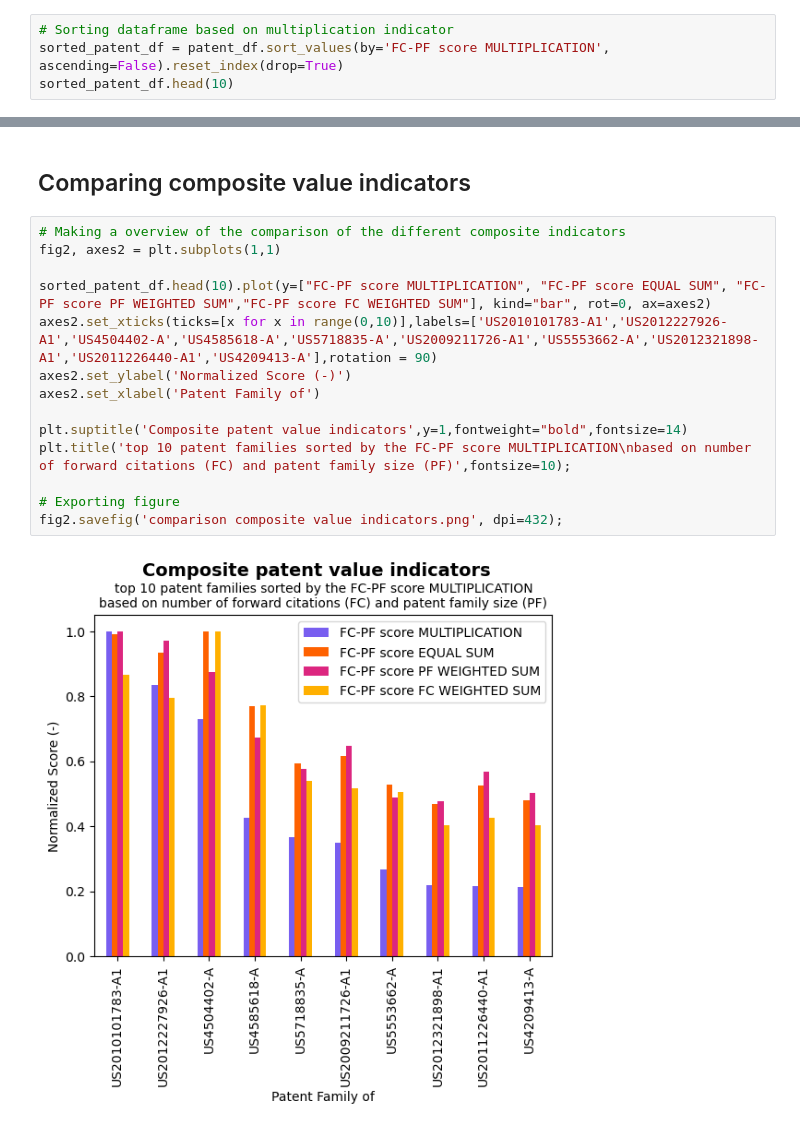
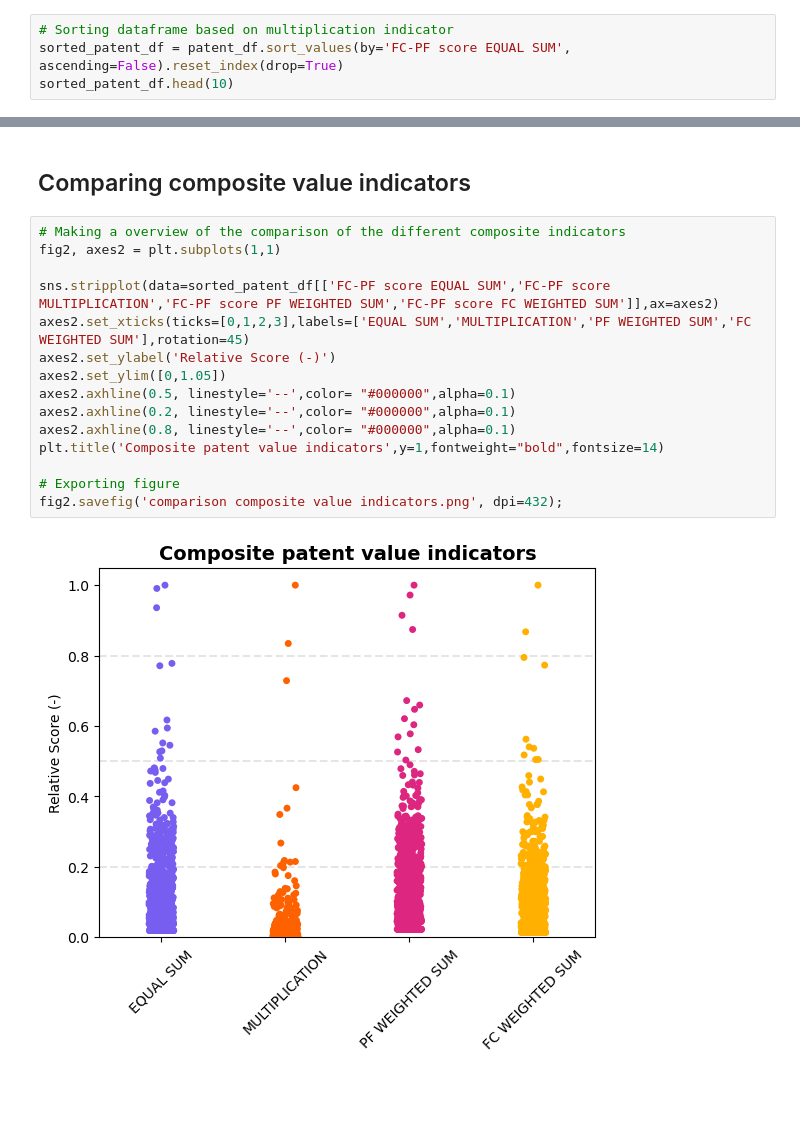
Before and after one commit to joerivan/patent-value-indicator, a Jupyter notebook: patents_value_indicators.ipynb, the cells around one changed output, grey strips where cells are left out. Drawn from its saved outputs; the diff is of its cells as text; blank space fills up the shorter version.

```diff
--- a/patents_value_indicators.ipynb
+++ b/patents_value_indicators.ipynb
@@ -86,6 +86,6 @@ FC_factor = 0.6
 patent_df['FC-PF score FC WEIGHTED SUM'] = PF_factor*patent_df['PF score'] + FC_factor*patent_df['FC score']
 # %%
 # Sorting dataframe based on multiplication indicator
-sorted_patent_df = patent_df.sort_values(by='FC-PF score MULTIPLICATION', ascending=False).reset_index(drop=True)
+sorted_patent_df = patent_df.sort_values(by='FC-PF score EQUAL SUM', ascending=False).reset_index(drop=True)
 sorted_patent_df.head(10)
 # %% [output]
@@ -124,16 +124,17 @@ sorted_patent_df.head(10)
 # %%
 # Making a overview of the comparison of the different composite indicators
 fig2, axes2 = plt.subplots(1,1)
 
-sorted_patent_df.head(10).plot(y=["FC-PF score MULTIPLICATION", "FC-PF score EQUAL SUM", "FC-PF score PF WEIGHTED SUM","FC-PF score FC WEIGHTED SUM"], kind="bar", rot=0, ax=axes2)
-axes2.set_xticks(ticks=[x for x in range(0,10)],labels=['US2010101783-A1','US2012227926-A1','US4504402-A','US4585618-A','US5718835-A','US2009211726-A1','US5553662-A','US2012321898-A1','US2011226440-A1','US4209413-A'],rotation = 90)
-axes2.set_ylabel('Normalized Score (-)')
-axes2.set_xlabel('Patent Family of')
-
-plt.suptitle('Composite patent value indicators',y=1,fontweight="bold",fontsize=14)
-plt.title('top 10 patent families sorted by the FC-PF score MULTIPLICATION\nbased on number of forward citations (FC) and patent family size (PF)',fontsize=10);
+sns.stripplot(data=sorted_patent_df[['FC-PF score EQUAL SUM','FC-PF score MULTIPLICATION','FC-PF score PF WEIGHTED SUM','FC-PF score FC WEIGHTED SUM']],ax=axes2)
+axes2.set_xticks(ticks=[0,1,2,3],labels=['EQUAL SUM','MULTIPLICATION','PF WEIGHTED SUM','FC WEIGHTED SUM'],rotation=45)
+axes2.set_ylabel('Relative Score (-)')
+axes2.set_ylim([0,1.05])
+axes2.axhline(0.5, linestyle='--',color= "#000000",alpha=0.1)
+axes2.axhline(0.2, linestyle='--',color= "#000000",alpha=0.1)
+axes2.axhline(0.8, linestyle='--',color= "#000000",alpha=0.1)
+plt.title('Composite patent value indicators',y=1,fontweight="bold",fontsize=14)
 
 # Exporting figure
 fig2.savefig('comparison composite value indicators.png', dpi=432);
 # %% [output]
-[figure, old version]
+[figure, new version]
```
Also changed, not shown: parts of 3 cells of this notebook, 1 other file.
